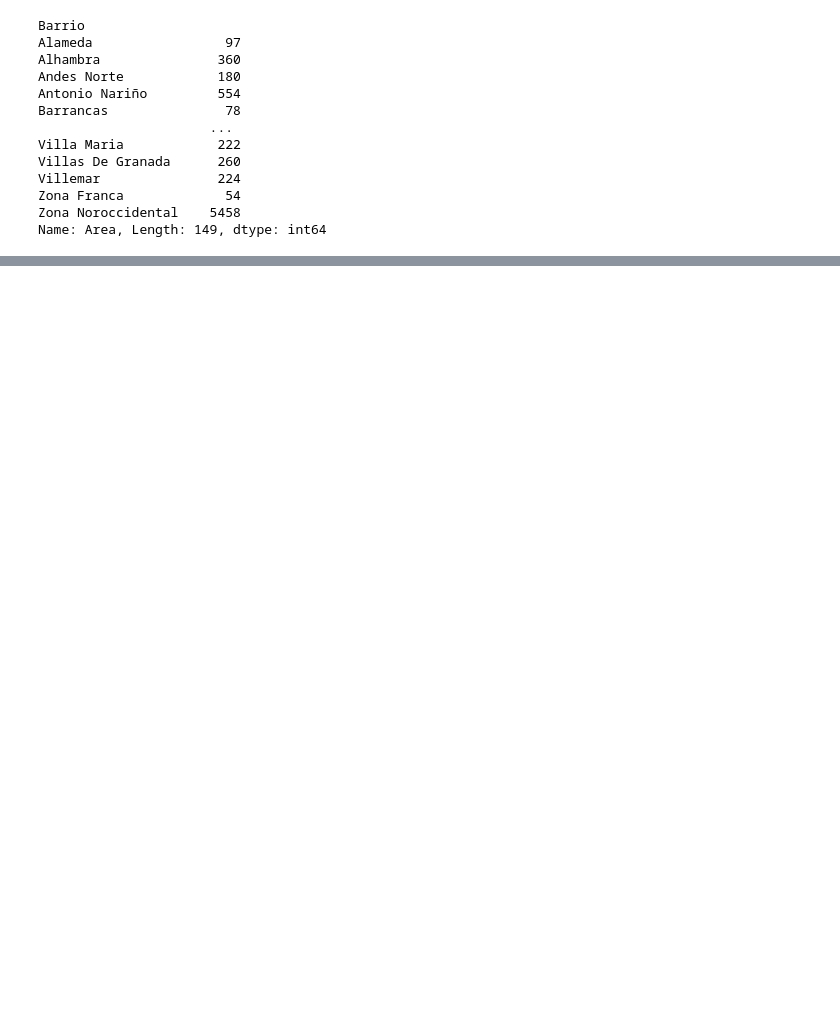
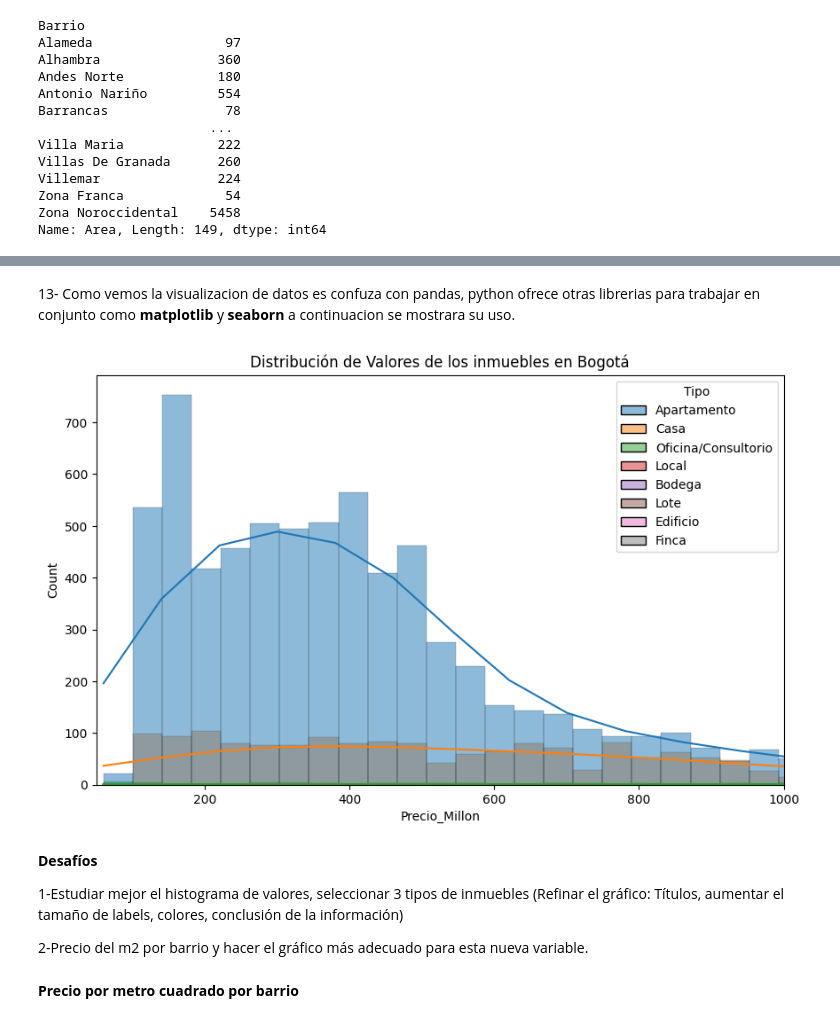
Before and after one commit to IvanaNasif/Inmersion_Datos_Aula_1_Ivana, a Jupyter notebook: Inmersion_Datos_Aula_1_Ivana.ipynb, the cells around one changed output, grey strips where cells are left out. Saved outputs shown, nothing was run; the diff lists cells and outputs as text; code cells hidden in the pictures; blank space fills up the shorter version.

```diff
--- a/Inmersion_Datos_Aula_1_Ivana.ipynb
+++ b/Inmersion_Datos_Aula_1_Ivana.ipynb
@@ -327,0 +517,23 @@ Name: Area, Length: 149, dtype: int64
+# %% [markdown]
+13- Como vemos la visualizacion de datos es confuza con pandas, python ofrece otras librerias para trabajar en conjunto como **matplotlib**  y **seaborn**
+a continuacion se mostrara su uso.
+# %%
+import matplotlib.pyplot as plt
+import seaborn as sns
+
+plt.figure(figsize=(10,6))
+grafica = sns.histplot(data=inmuebles, x='Precio_Millon', kde=True, hue='Tipo')
+grafica.set_title('Distribución de Valores de los inmuebles en Bogotá')
+plt.xlim((50,1000))
+plt.savefig('/content/drive/MyDrive/Inmersion-datos/valor_inmuebles.png',format='png')
+plt.show()
+# %% [output]
+[figure, added]
+# %% [markdown]
+**Desafíos**
+
+1-Estudiar mejor el histograma de valores, seleccionar 3 tipos de inmuebles (Refinar el gráfico: Títulos, aumentar el tamaño de labels, colores, conclusión de la información)
+
+2-Precio del m2 por barrio y hacer el gráfico más adecuado para esta nueva variable.
+# %% [markdown]
+**Precio por metro cuadrado por barrio**
```
Also changed, not shown: parts of 39 cells of this notebook.
